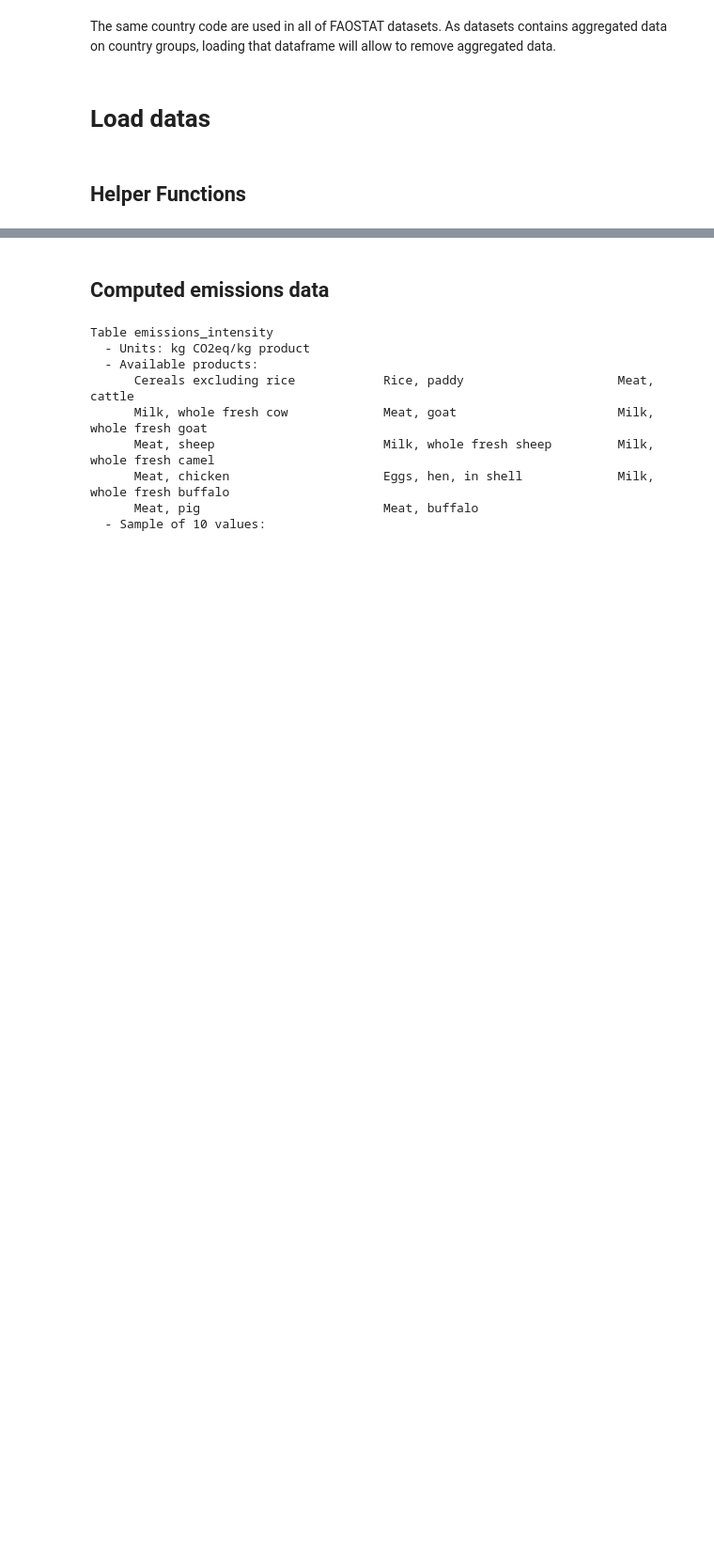
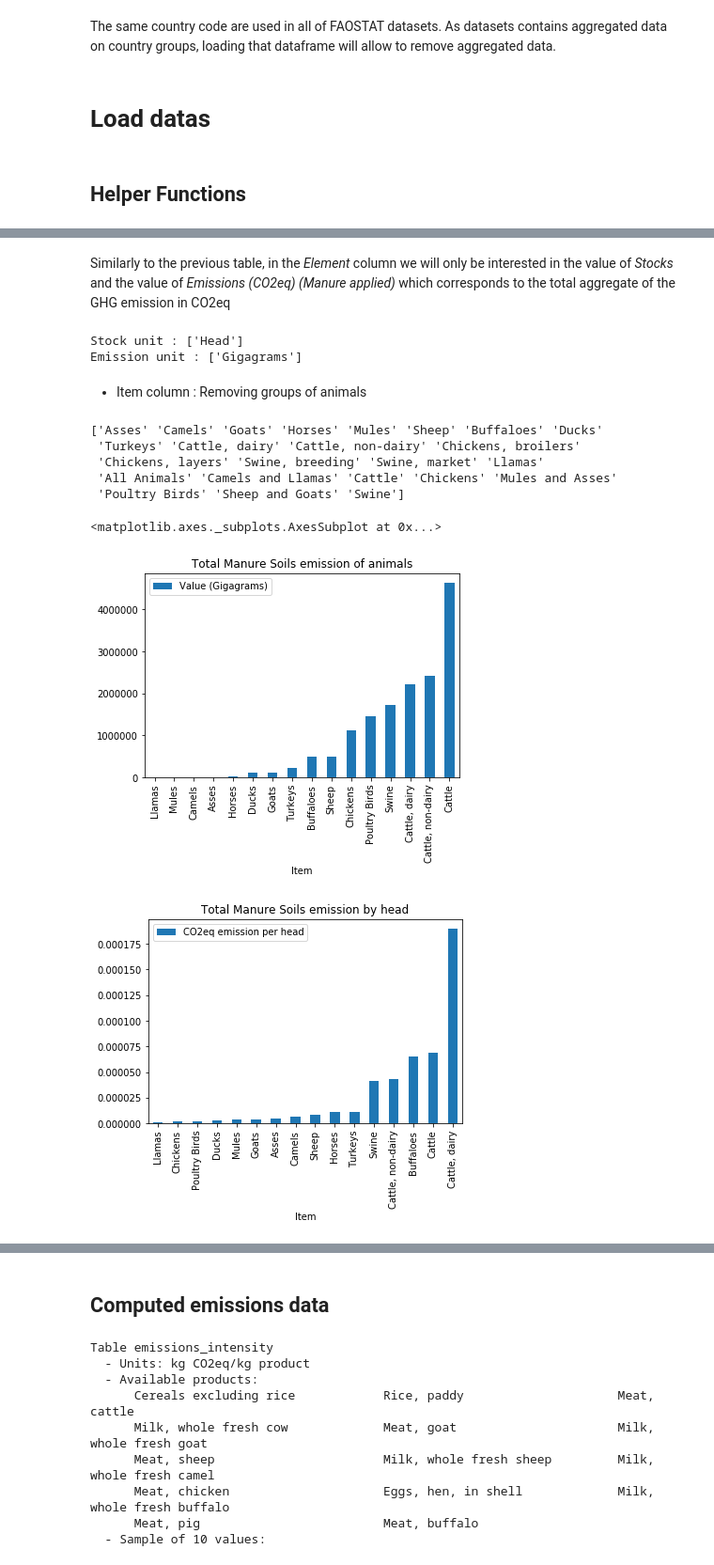
Before and after one commit to OthmanSefraoui/Data_story, a Jupyter notebook: milestone_2.ipynb, the cells around one changed output, grey strips where cells are left out. Shown at 94% size. Drawn from its saved outputs; the diff is of its cells as text; code cells hidden in the pictures; blank space fills up the shorter version.

```diff
--- a/milestone_2.ipynb
+++ b/milestone_2.ipynb
@@ -98,0 +347,6 @@ def split_on(df, column, rename={}, only_named=False, drop=[]):
+# %%
+print(df_manure_soils.isna().any())
+print("Array of years will null values :", df_manure_soils[df_manure_soils["Value"].isna()]["Year"].unique())
+
+#Removing null values(only in predictions)
+df_manure_soils = df_manure_soils[df_manure_soils["Year"]<2030]
@@ -98,0 +380,64 @@ def split_on(df, column, rename={}, only_named=False, drop=[]):
+# %% [markdown]
+Similarly to the previous table, in the *Element* column we will only be interested in the value of *Stocks* and the value of *Emissions (CO2eq) (Manure applied)* which corresponds to the total aggregate of the GHG emission in CO2eq
+# %%
+#Filter the Element Column
+split_manure_soils = split_on(df_manure_soils, "Element")
+df_stocks_manure_soils_by_animals = split_manure_soils["Stocks"]
+df_emission_manure_soils_by_animals = split_manure_soils["Emissions (CO2eq) (Manure applied)"]
+
+print("Stock unit :", df_stocks_manure_soils_by_animals["Unit"].unique())
+print("Emission unit :", df_emission_manure_soils_by_animals["Unit"].unique())
+
+#Removing unit and renaming Value column as we only have one Unit
+df_stocks_manure_soils_by_animals.drop("Unit", axis=1, inplace=True)
+df_emission_manure_soils_by_animals.drop("Unit", axis=1, inplace=True)
+df_stocks_manure_soils_by_animals.rename(columns={"Value": "Value (Head)"}, inplace=True)
+df_emission_manure_soils_by_animals.rename(columns={"Value": "Value (Gigagrams)"}, inplace=True)
+# %% [output]
+Stock unit : ['Head']
+Emission unit : ['Gigagrams']
+# %% [markdown]
+- Item column : Removing groups of animals
+# %%
+print(df_manure_soils["Item"].unique())
+
+Animals = ['Asses', 'Camels', 'Cattle, dairy', 'Cattle, non-dairy', 'Goats', 'Horses',
+           'Mules', 'Sheep','Cattle','Chickens', 'Poultry Birds','Buffaloes', 'Ducks',
+           'Turkeys', 'Swine', 'Llamas']
+
+#Filtering animals
+dict_elements = {"Country" : ["World"],"Item" : Animals}
+columns = ["Country","Item"]
+df_filter_stock = select_on(df_stocks_manure_soils_by_animals,columns,dict_elements)
+df_filter_emission = select_on(df_emission_manure_soils_by_animals,columns,dict_elements)
+# %% [output]
+['Asses' 'Camels' 'Goats' 'Horses' 'Mules' 'Sheep' 'Buffaloes' 'Ducks'
+ 'Turkeys' 'Cattle, dairy' 'Cattle, non-dairy' 'Chickens, broilers'
+ 'Chickens, layers' 'Swine, breeding' 'Swine, market' 'Llamas'
+ 'All Animals' 'Camels and Llamas' 'Cattle' 'Chickens' 'Mules and Asses'
+ 'Poultry Birds' 'Sheep and Goats' 'Swine']
+# %%
+#Grouping stocks count
+df_manure_soils_grouped_stock = df_filter_stock.groupby(["Item"])\
+                                ['Value (Head)'].sum().reset_index()
+#Grouping total emissions count
+df_manure_soils_grouped_emission = df_filter_emission.groupby(["Item"])\
+                                ['Value (Gigagrams)'].sum().reset_index()
+
+df_manure_soils_grouped_emission.sort_values("Value (Gigagrams)").plot\
+.bar(x="Item",
+     y="Value (Gigagrams)",
+     title="Total Manure Soils\
+ emission of animals")
+
+#Merging to get emission by head
+merged = pd.merge(df_manure_soils_grouped_emission,\
+                  df_manure_soils_grouped_stock,\
+                  on = "Item")
+merged["CO2eq emission per head"] = merged["Value (Gigagrams)"] / merged["Value (Head)"]
+merged.sort_values("CO2eq emission per head").plot\
+.bar(x="Item", y="CO2eq emission per head", title="Total Manure Soils emission by head")
+# %% [output]
+<matplotlib.axes._subplots.AxesSubplot at 0x...>
+[figure, added]
+[figure, added]
```
Also changed, not shown: parts of 59 cells of this notebook.
